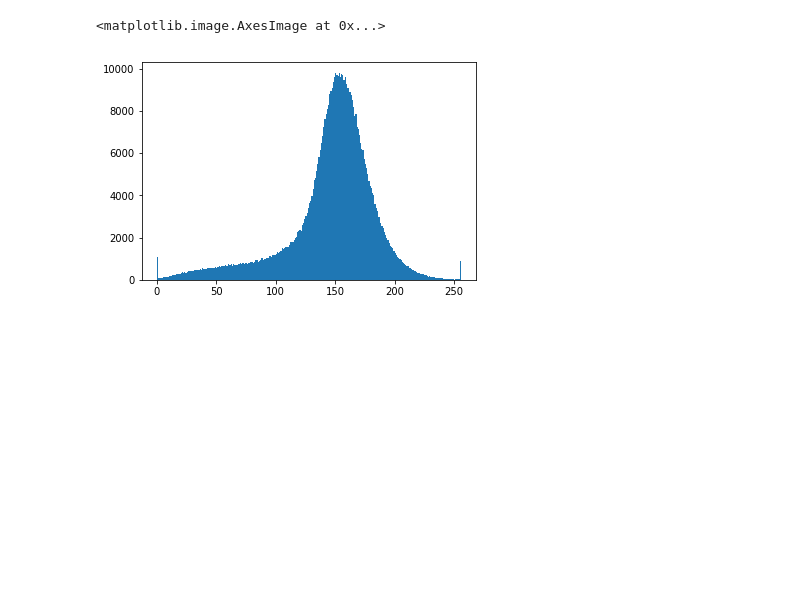
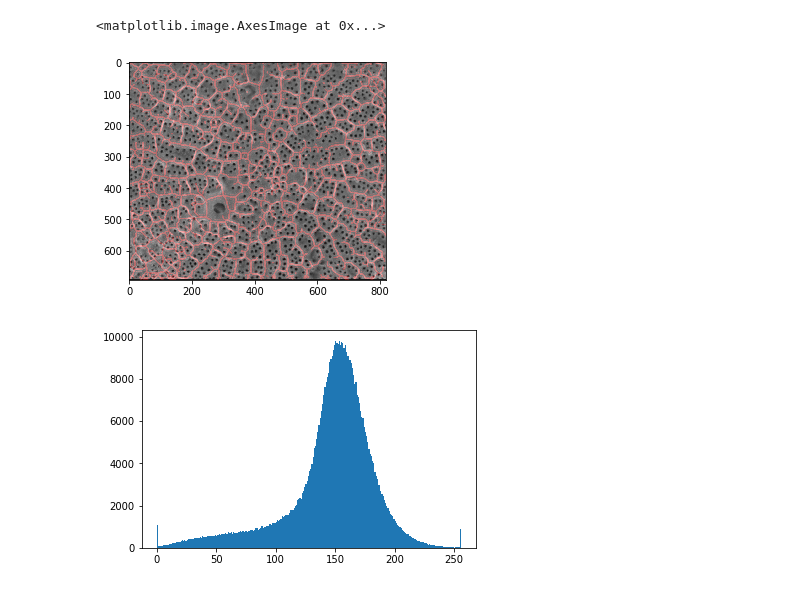
Before and after one commit to csteed/ORHS-MathThesis-2018, a Jupyter notebook: work/CNMS/Wild015-adaptive w quantize.ipynb, the cells around one changed output. Saved outputs shown, nothing was run; the diff lists cells and outputs as text; code cells hidden in the pictures; blank space fills up the shorter version.

```diff
--- a/work/CNMS/Wild015-adaptive w quantize.ipynb
+++ b/work/CNMS/Wild015-adaptive w quantize.ipynb
@@ -1,33 +1,34 @@
 # %%
 #ADAPTIVE SKELETON WITH 3 COLORS SEEMS TO WORK BEST
 
 import matplotlib.pyplot as plt
 import cv2
 img = cv2.imread('cropped_Wild015.tif')
 blur = cv2.blur(img,(15,15))
 from matplotlib.colors import LinearSegmentedColormap
 cdict2 = {'red':   ((0.0, 0.0, 0.0),
                    (0.1, 1.0, 1.0),
                    (1.0, 1.0, 1.0)),
 
          'green': ((0.0, 0.0, 0.0),
                    (1.0, 0.0, 0.0)),
 
         'blue':  ((0.0, 0.0, 0.0),
                    (1.0, 0.0, 0.0))
         }
 red2 = LinearSegmentedColormap('Red2', cdict2)
 from skimage.filters import threshold_otsu
 thotsu=threshold_otsu(blur)
 otsublur = blur[:,:,0]> thotsu
 
 from skimage.morphology import skeletonize
 otsuskeleton = skeletonize(otsublur)
 imgplot = plt.imshow(img, alpha=0.9)
 ax = plt.subplot()
-ax.imshow(otsuskeleton, cmap=red2, interpolation='sinc', alpha=.42)
+ax.imshow(otsuskeleton, cmap=red2, interpolation='sinc', alpha=.3)
 # %% [output]
 <matplotlib.image.AxesImage at 0x...>
+[figure, added]
 # %%
 from PIL import Image
 im=Image.open('cropped_Wild015.tif')
```
Also changed, not shown: parts of 2 cells of this notebook, 9 other files.
